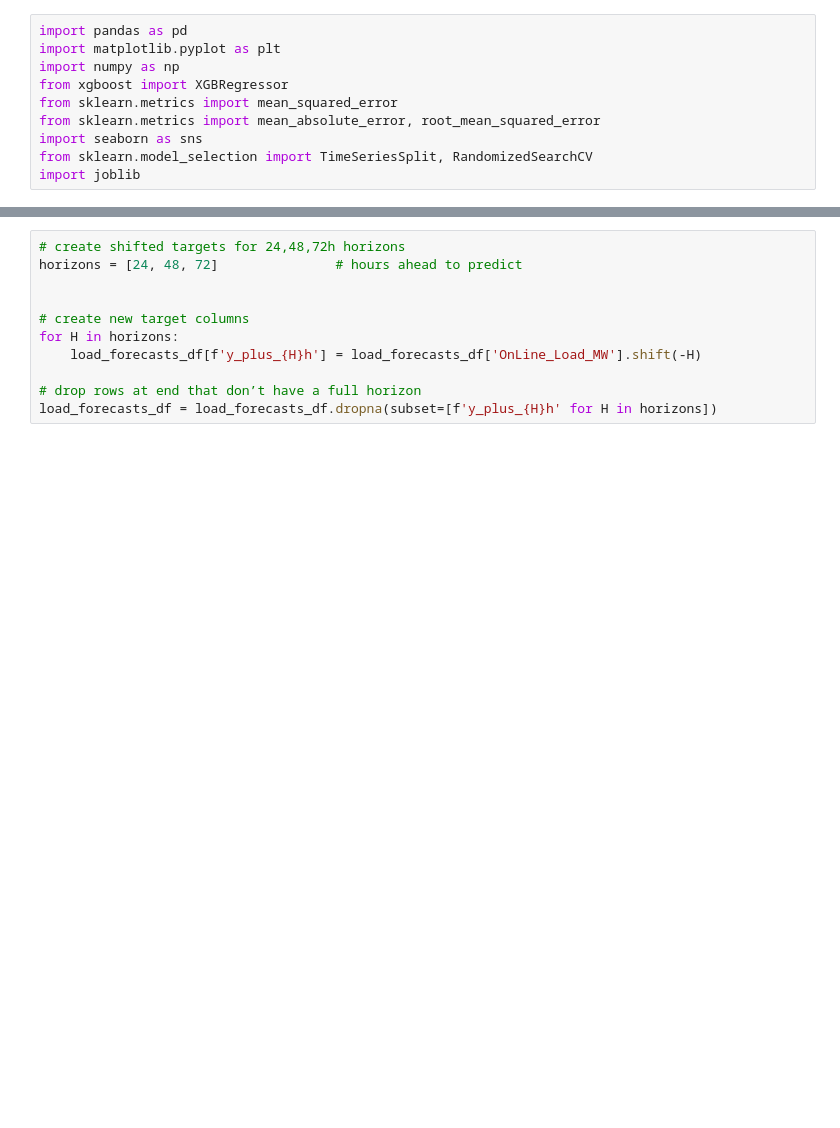
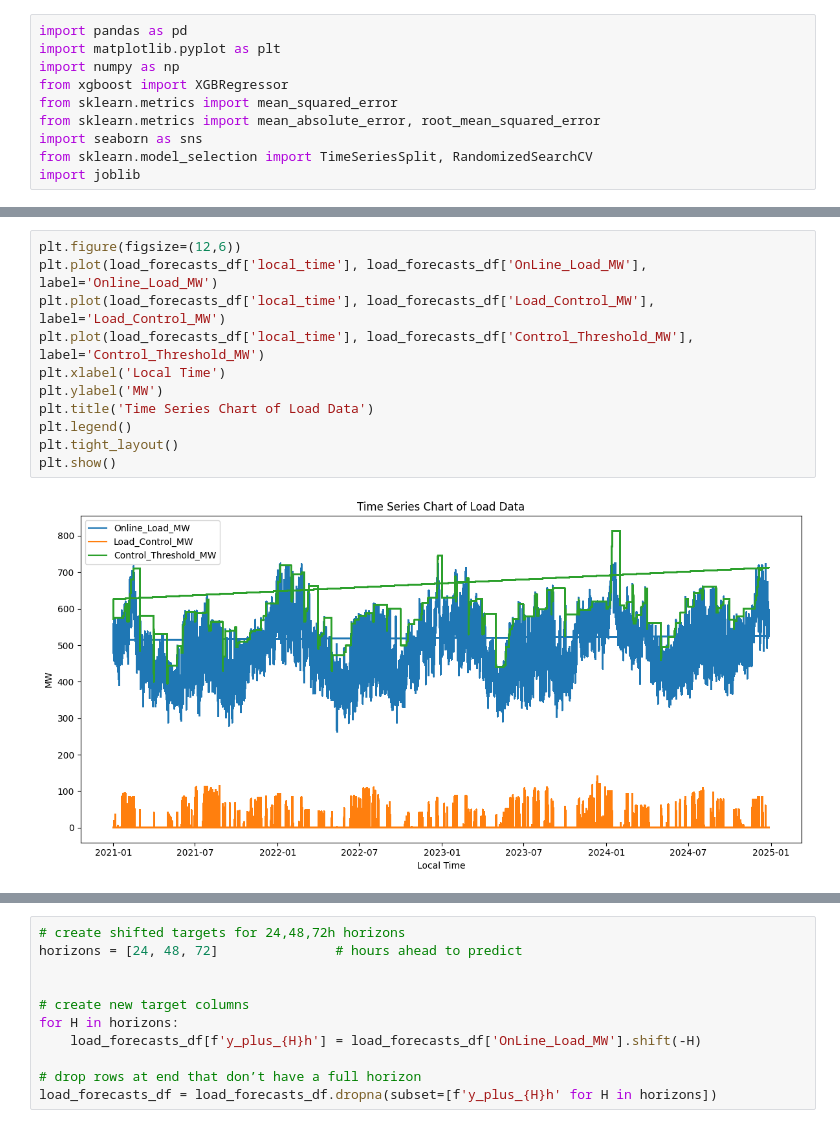
Before and after one commit to LNRobertson/East_River, a Jupyter notebook: notebooks/modeling/baseline_model.ipynb, the cells around one changed output, grey strips where cells are left out. Cells and saved outputs as stored; diff of their text form; blank space fills up the shorter version.

```diff
--- a/notebooks/modeling/baseline_model.ipynb
+++ b/notebooks/modeling/baseline_model.ipynb
@@ -14,0 +58,13 @@ load_forecasts_df = pd.read_hdf(r'C:\Users\Linds\Repos\East_River\data\training\
+# %%
+plt.figure(figsize=(12,6))
+plt.plot(load_forecasts_df['local_time'], load_forecasts_df['OnLine_Load_MW'], label='Online_Load_MW')
+plt.plot(load_forecasts_df['local_time'], load_forecasts_df['Load_Control_MW'], label='Load_Control_MW')
+plt.plot(load_forecasts_df['local_time'], load_forecasts_df['Control_Threshold_MW'], label='Control_Threshold_MW')
+plt.xlabel('Local Time')
+plt.ylabel('MW')
+plt.title('Time Series Chart of Load Data')
+plt.legend()
+plt.tight_layout()
+plt.show()
+# %% [output]
+[figure, added]
```
Also changed, not shown: parts of 42 cells of this notebook.
